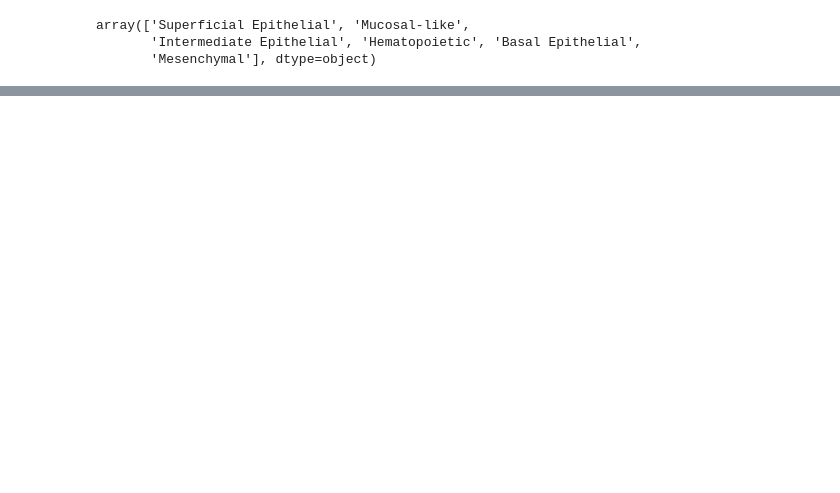
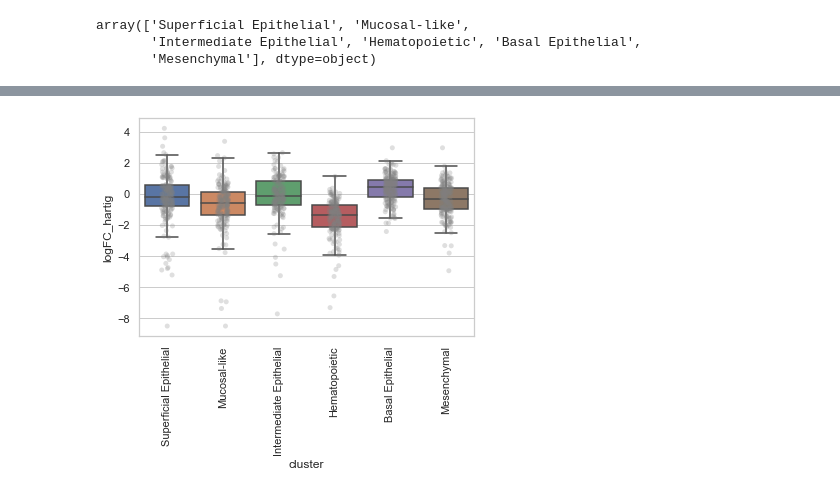
Before and after one commit to cgnobrega/Nobrega_Honors_Thesis, a Jupyter notebook: code/gene_lists_parse.ipynb, the cells around one changed output, grey strips where cells are left out. Saved outputs shown, nothing was run; the diff lists cells and outputs as text; code cells hidden in the pictures; blank space fills up the shorter version.

Commit message:
summary stats for each cluster, and plotted distributions

```diff
--- a/code/gene_lists_parse.ipynb
+++ b/code/gene_lists_parse.ipynb
@@ -223,0 +221,15 @@ fuzzy
+# %%
+# box plot their distributions
+
+import seaborn as sns
+import matplotlib.pyplot as plt
+
+sns.set(style="whitegrid")
+
+ax = sns.boxplot(x="cluster", y="logFC_hartig", data=merged_gene_list, showfliers = False)
+ax = sns.stripplot(x="cluster", y="logFC_hartig", data=merged_gene_list, color="0.5", alpha=0.25)
+ax.set_xticklabels(ax.get_xticklabels(),rotation = 90)
+
+plt.show()
+# %% [output]
+[figure, added]
```
Also changed, not shown: parts of 15 cells of this notebook.
